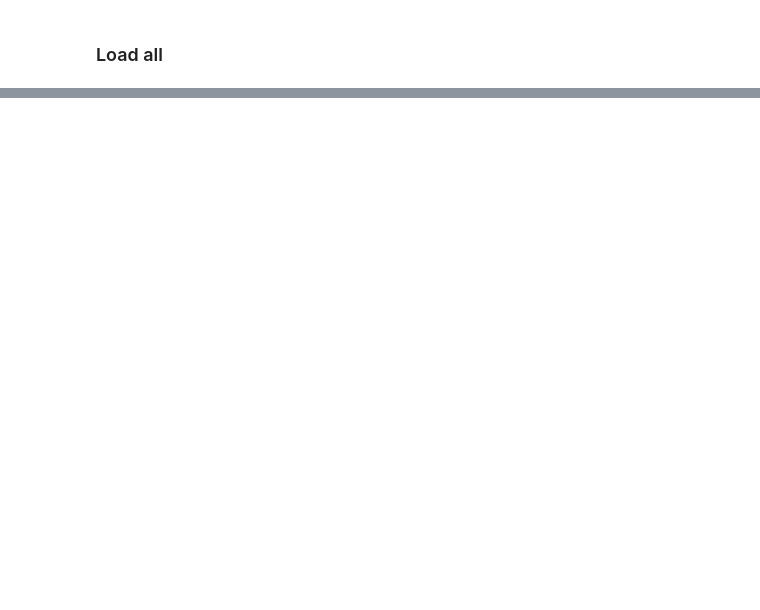
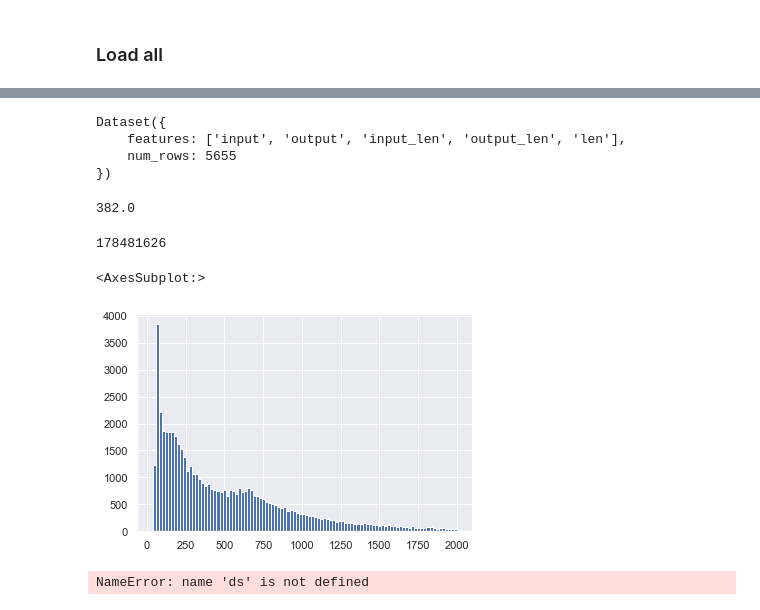
Before and after one commit to HoangHoang1408/viettel_phase_2, a Jupyter notebook: code/ipynb_files/check_data/checkdata2.ipynb, the cells around one changed output, grey strips where cells are left out. Cells and saved outputs as stored; diff of their text form; code cells hidden in the pictures; blank space fills up the shorter version.

```diff
--- a/code/ipynb_files/check_data/checkdata2.ipynb
+++ b/code/ipynb_files/check_data/checkdata2.ipynb
@@ -752,0 +1176,2 @@ Loading cached processed dataset at /Users/phamhoang1408/.cache/huggingface/data
+# %%
+ds = load_datasets(max_tokens=1000)
@@ -752,0 +1208,2 @@ Loading cached processed dataset at /Users/phamhoang1408/.cache/huggingface/data
+# %%
+other = ds.shuffle().select(range(54000))
@@ -752,0 +1215,30 @@ Loading cached processed dataset at /Users/phamhoang1408/.cache/huggingface/data
+# %%
+important = ds
+# %%
+important
+# %% [output]
+Dataset({
+    features: ['input', 'output', 'input_len', 'output_len', 'len'],
+    num_rows: 5655
+})
+# %%
+final = concatenate_datasets([important, other]).shuffle()
+# %%
+final.to_pandas()['output_len'].quantile(0.75)
+# %% [output]
+382.0
+# %%
+final.to_json('../../../data/training_21_8/60k_mixed_2.jsonl', orient='records', lines=True)
+# %% [output]
+178481626
+# %%
+final.to_pandas()['len'].hist(bins=100)
+# %% [output]
+<AxesSubplot:>
+[figure, added]
+# %%
+temp = ds.filter(lambda x: x['len'] <= 1000)
+t = temp.shuffle()[0]
+print(t['input'] + t['output'])
+# %% [output]
+NameError: name 'ds' is not defined
```
Also changed, not shown: parts of 111 cells of this notebook, 4 other files.
